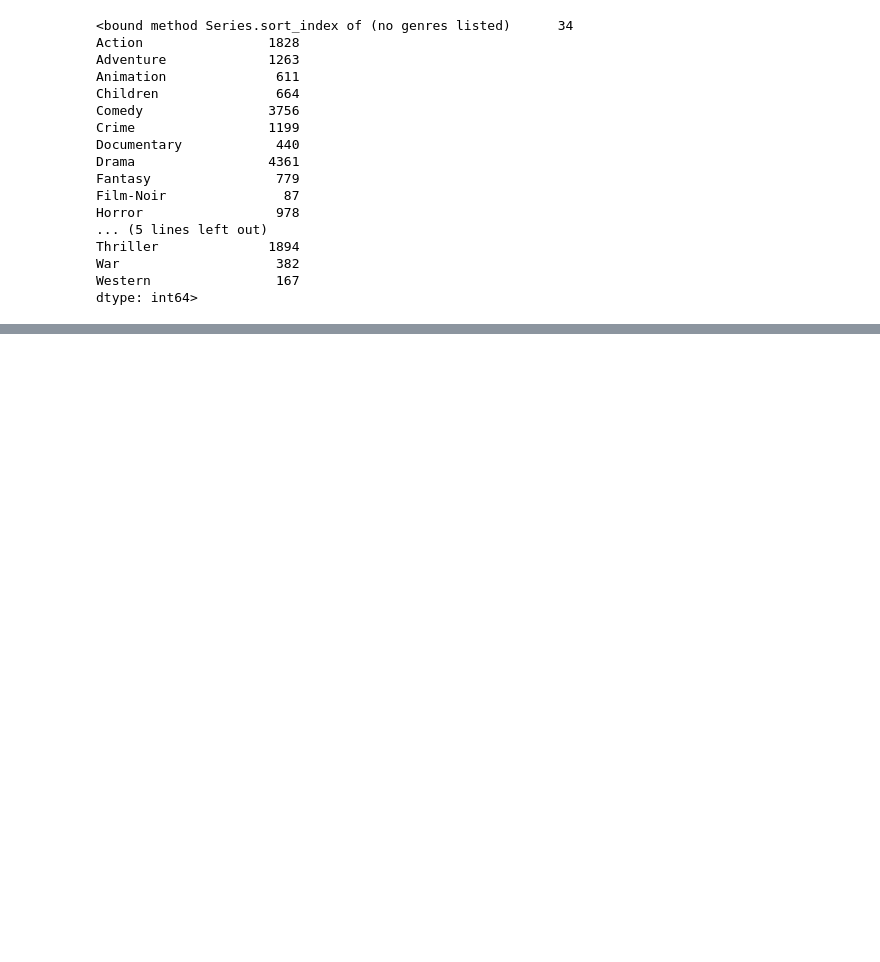
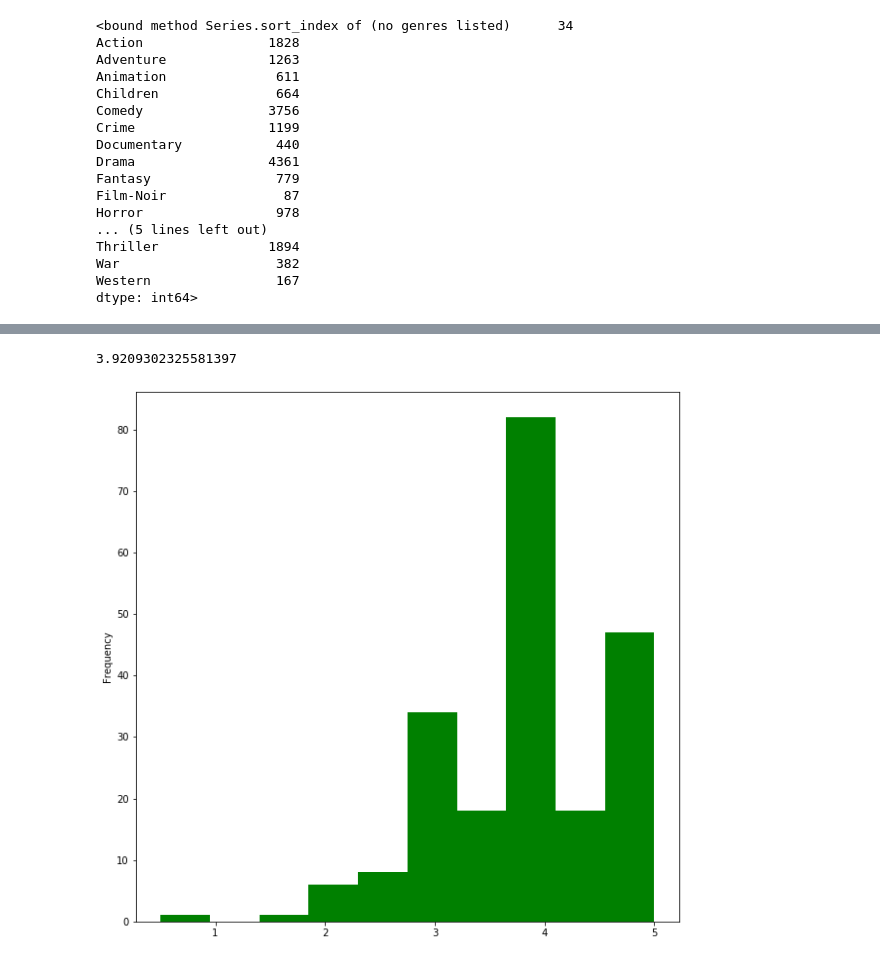
Before and after one commit to enzofuji/projects-of-data-science, a Jupyter notebook: aula01-e-aula02/aula01-e-aula02-filmes.ipynb, the cells around one changed output, grey strips where cells are left out. Saved outputs shown, nothing was run; the diff lists cells and outputs as text; code cells hidden in the pictures; blank space fills up the shorter version.

```diff
--- a/aula01-e-aula02/aula01-e-aula02-filmes.ipynb
+++ b/aula01-e-aula02/aula01-e-aula02-filmes.ipynb
@@ -748,0 +774,10 @@ dtype: int64>
+# %%
+nota_filme_1 = avaliacoes.query('filmeId == 1')["filmenota"]
+print(nota_filme_1.mean())
+nota_filme_1.plot(kind = 'hist',
+                 figsize=(10,10),
+                 color= 'green')
+plt.show()
+# %% [output]
+3.9209302325581397
+[figure, added]
```
Also changed, not shown: parts of 30 cells of this notebook.
